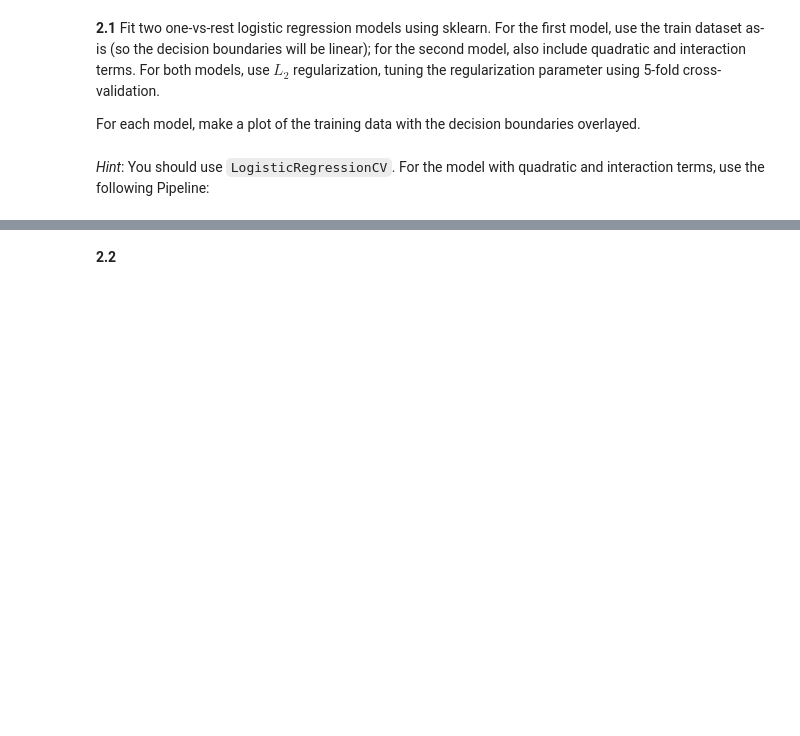
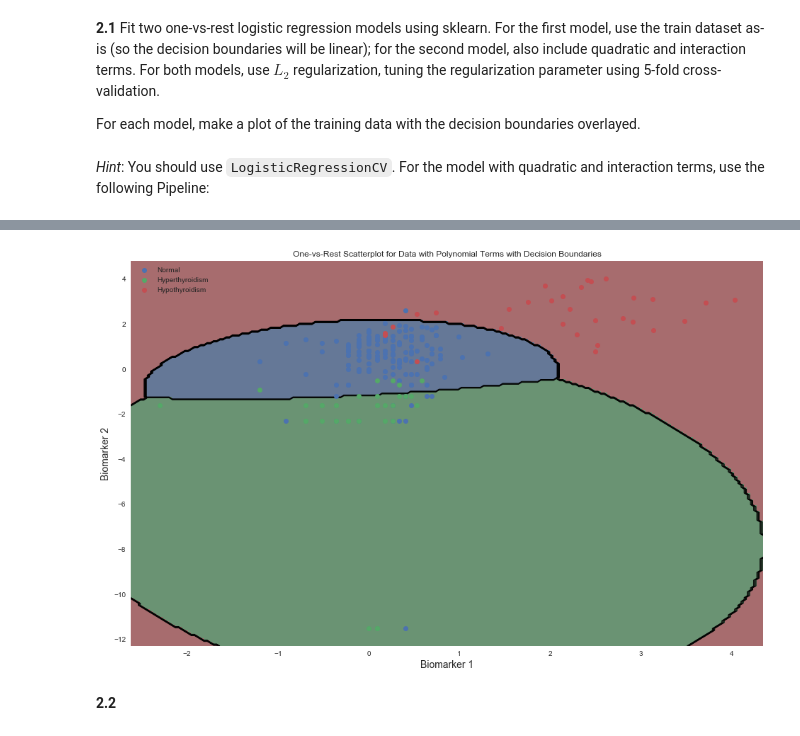
Before and after one commit to avrielepps/CS109AHW, a Jupyter notebook: cs109a_hw7_109/cs109a_hw7-Copy1.ipynb, the cells around one changed output, grey strips where cells are left out. Drawn from its saved outputs; the diff is of its cells as text; code cells hidden in the pictures; blank space fills up the shorter version.

```diff
--- a/cs109a_hw7_109/cs109a_hw7-Copy1.ipynb
+++ b/cs109a_hw7_109/cs109a_hw7-Copy1.ipynb
@@ -330,7 +378,7 @@ For each model, make a plot of the training data with the decision boundaries ov
 # %%
 polynomial_logreg_estimator = make_pipeline(
     PolynomialFeatures(degree=2, include_bias=False),
-    LogisticRegressionCV(multi_class="multinomial"))
+    LogisticRegressionCV(multi_class = 'ovr',penalty = 'l2',cv = 5, max_iter = 10000))
 
 # Note that you can access the logistic regression classifier itself by
 # polynomial_logreg_estimator.named_steps['logisticregressioncv']
@@ -370,3 +393,11 @@ AttributeError: 'tuple' object has no attribute 'get_xlim'
+# %%
+LogRegOvR_poly = polynomial_logreg_estimator.fit(X_train, y_train)
+
+fix, ax = scatter(data)
+ax.set_title("One-vs-Rest Scatterplot for Data with Polynomial Terms with Decision Boundaries")
+overlay_decision_boundary(ax, LogRegOvR_poly)
+# %% [output]
+[figure, added]
 # %% [markdown]
 **2.2**
 # %% [markdown]
```
Also changed, not shown: parts of 23 cells of this notebook.
